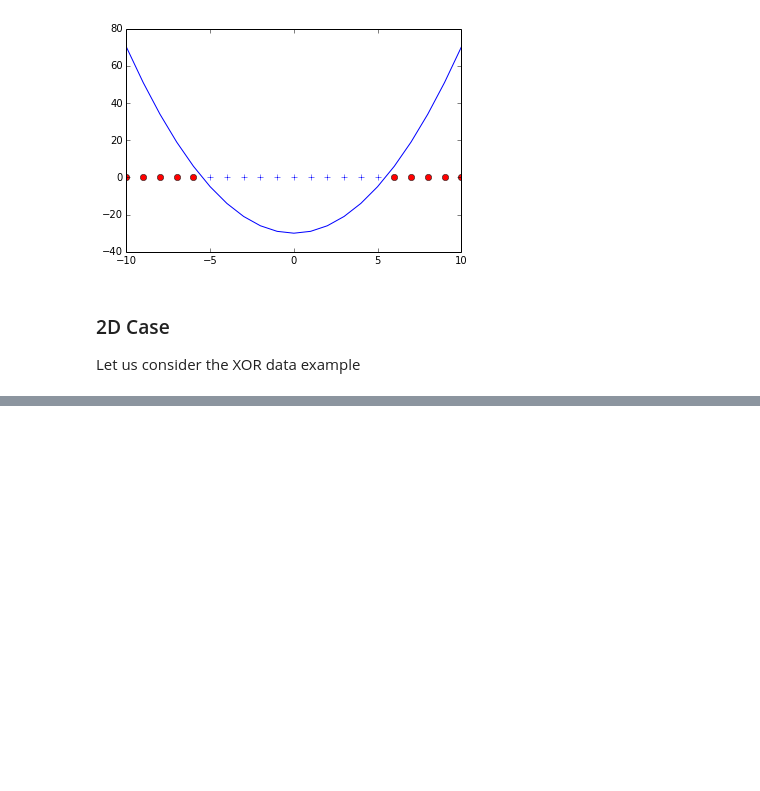
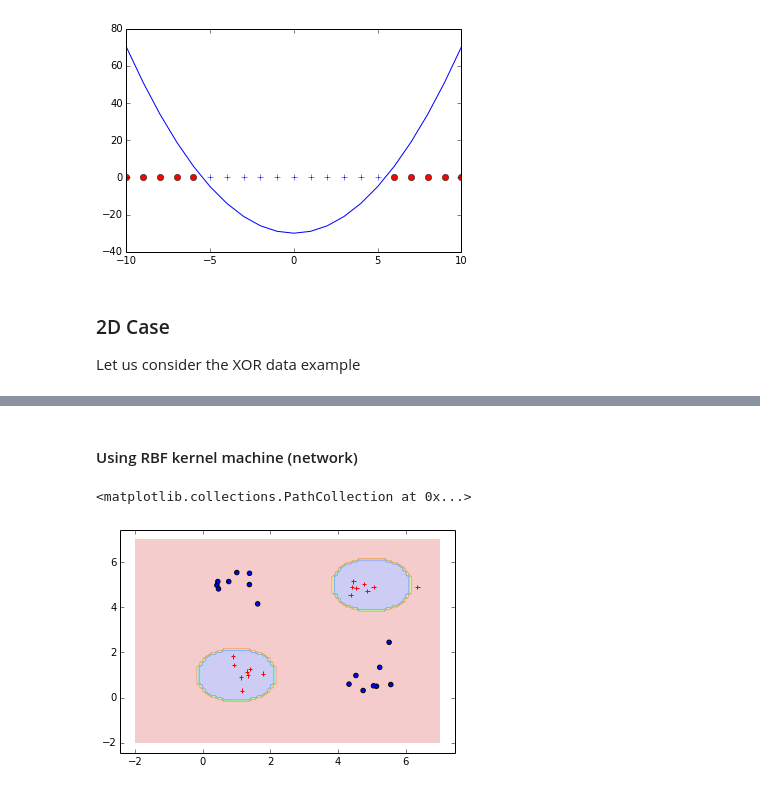
Before and after one commit to ubdsgroup/mlcourse-ub-notebooks, a Jupyter notebook: notebooks/Lecture27.ipynb, the cells around one changed output, grey strips where cells are left out. Cells and saved outputs as stored; diff of their text form; code cells hidden in the pictures; blank space fills up the shorter version.

```diff
--- a/notebooks/Lecture27.ipynb
+++ b/notebooks/Lecture27.ipynb
@@ -103,0 +122,36 @@ plt.scatter(X[np.where(y == 2)[0],0],X[np.where(y == 2)[0],1],c='b',marker='o')
+# %% [markdown]
+#### Using RBF kernel machine (network)
+# %%
+# define some means for RBF (here we can use the means of the above clusters)
+mus = np.vstack((mu1,mu2,mu3,mu4))
+sigma = 0.5
+# map the data into a 4D space using RBF kernel
+kX = np.zeros((X.shape[0],mus.shape[0]))
+for i in range(mus.shape[0]):
+    for j in range(X.shape[0]):
+        kX[j,i] = exp(-np.sum((X[j,:] - mus[i,:])**2)/sigma)
+
+# Learn logistic regression
+lr = lm.LogisticRegression()
+w = lr.fit(kX,y.ravel())
+
+# evaluate on a grid
+x1 = np.linspace(-2,7,100)
+x2 = np.linspace(-2,7,100)
+xx1,xx2 = np.meshgrid(x1,x2)
+Xstar = np.zeros((x1.shape[0]*x2.shape[0],2))
+Xstar[:,0] = xx1.ravel()
+Xstar[:,1] = xx2.ravel()
+kXstar = np.zeros((Xstar.shape[0],mus.shape[0]))
+for i in range(mus.shape[0]):
+    for j in range(Xstar.shape[0]):
+        kXstar[j,i] = exp(-np.sum((Xstar[j,:] - mus[i,:])**2)/sigma)
+ystar = lr.predict(kXstar)
+
+# visualize the result
+plt.contourf(x1,x2,ystar.reshape((x1.shape[0],x2.shape[0])),alpha=0.2)
+plt.scatter(X[np.where(y == 1)[0],0],X[np.where(y == 1)[0],1],c='r',marker='+')
+plt.scatter(X[np.where(y == 2)[0],0],X[np.where(y == 2)[0],1],c='b',marker='o')
+# %% [output]
+<matplotlib.collections.PathCollection at 0x...>
+[figure, added]
```
Also changed, not shown: parts of 5 cells of this notebook.
